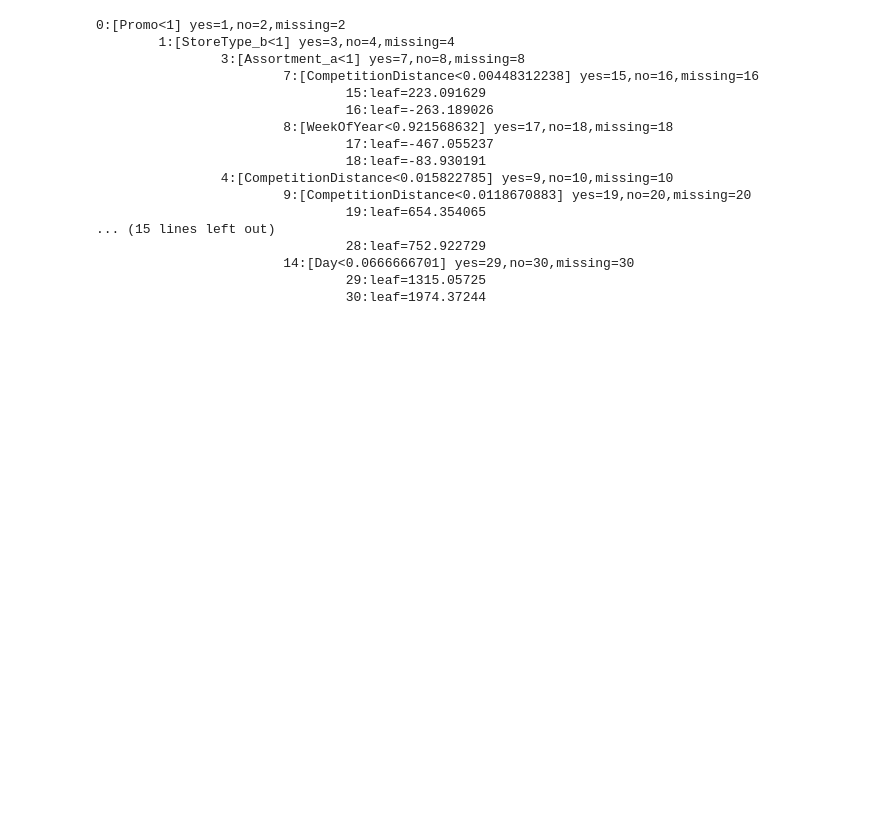
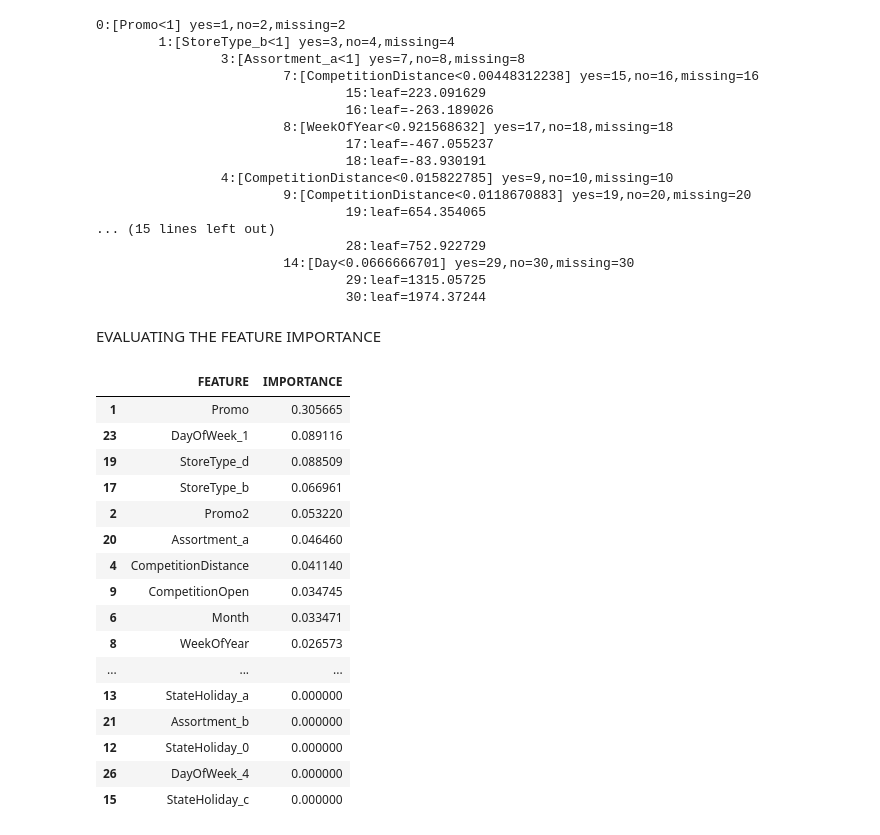
Before and after one commit to popsy-jeff/MACHINE-LEARNING-GRADIENT-BOOSTING, a Jupyter notebook: Notebooks/rossman_sales_xgboost.ipynb, the cells around one changed output. Saved outputs shown, nothing was run; the diff lists cells and outputs as text; code cells hidden in the pictures; blank space fills up the shorter version.

Commit message:
Checking how much each feature has contributed to the loss; weight counts how many times a feature was used to create a split

```diff
--- a/Notebooks/rossman_sales_xgboost.ipynb
+++ b/Notebooks/rossman_sales_xgboost.ipynb
@@ -574,3 +574,32 @@ print(trees[0])
                         14:[Day<0.0666666701] yes=29,no=30,missing=30
                                 29:leaf=1315.05725
                                 30:leaf=1974.37244
+# %% [markdown]
+EVALUATING THE FEATURE IMPORTANCE
+# %%
+# Checking how much each feature has contributed to the loss; weight counts how many times a feature was used to create a split
+
+importance_df = pd.DataFrame({
+    'FEATURE' : X_train.columns,
+    'IMPORTANCE' : GBM_Model.feature_importances_
+}).sort_values('IMPORTANCE', ascending=False)
+
+importance_df
+# %% [output]
+|  | FEATURE | IMPORTANCE |
+| 1 | Promo | 0.305665 |
+| 23 | DayOfWeek_1 | 0.089116 |
+| 19 | StoreType_d | 0.088509 |
+| 17 | StoreType_b | 0.066961 |
+| 2 | Promo2 | 0.053220 |
+| 20 | Assortment_a | 0.046460 |
+| 4 | CompetitionDistance | 0.041140 |
+| 9 | CompetitionOpen | 0.034745 |
+| 6 | Month | 0.033471 |
+| 8 | WeekOfYear | 0.026573 |
+| ... | ... | ... |
+| 13 | StateHoliday_a | 0.000000 |
+| 21 | Assortment_b | 0.000000 |
+| 12 | StateHoliday_0 | 0.000000 |
+| 26 | DayOfWeek_4 | 0.000000 |
+| 15 | StateHoliday_c | 0.000000 |
```
